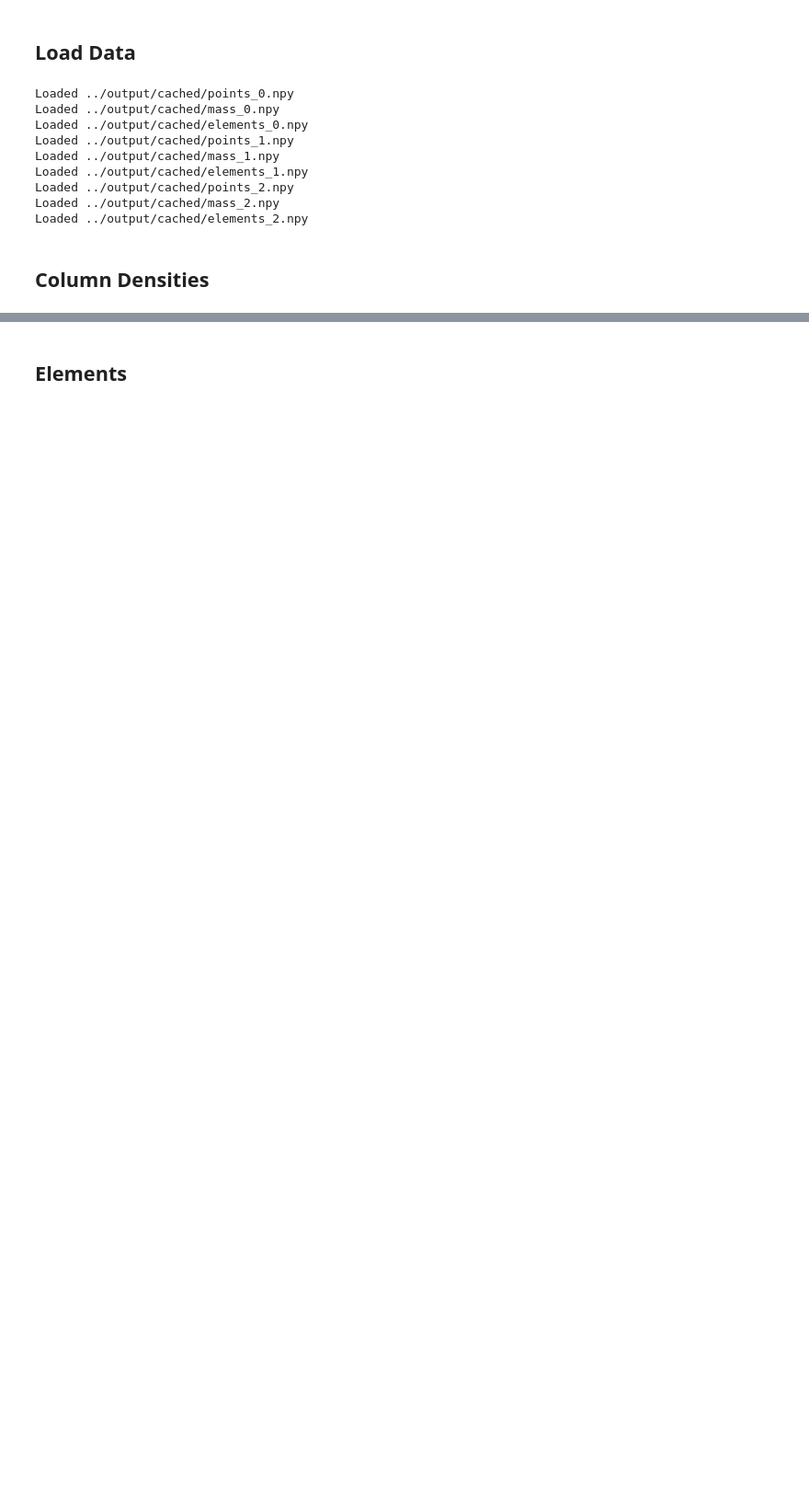
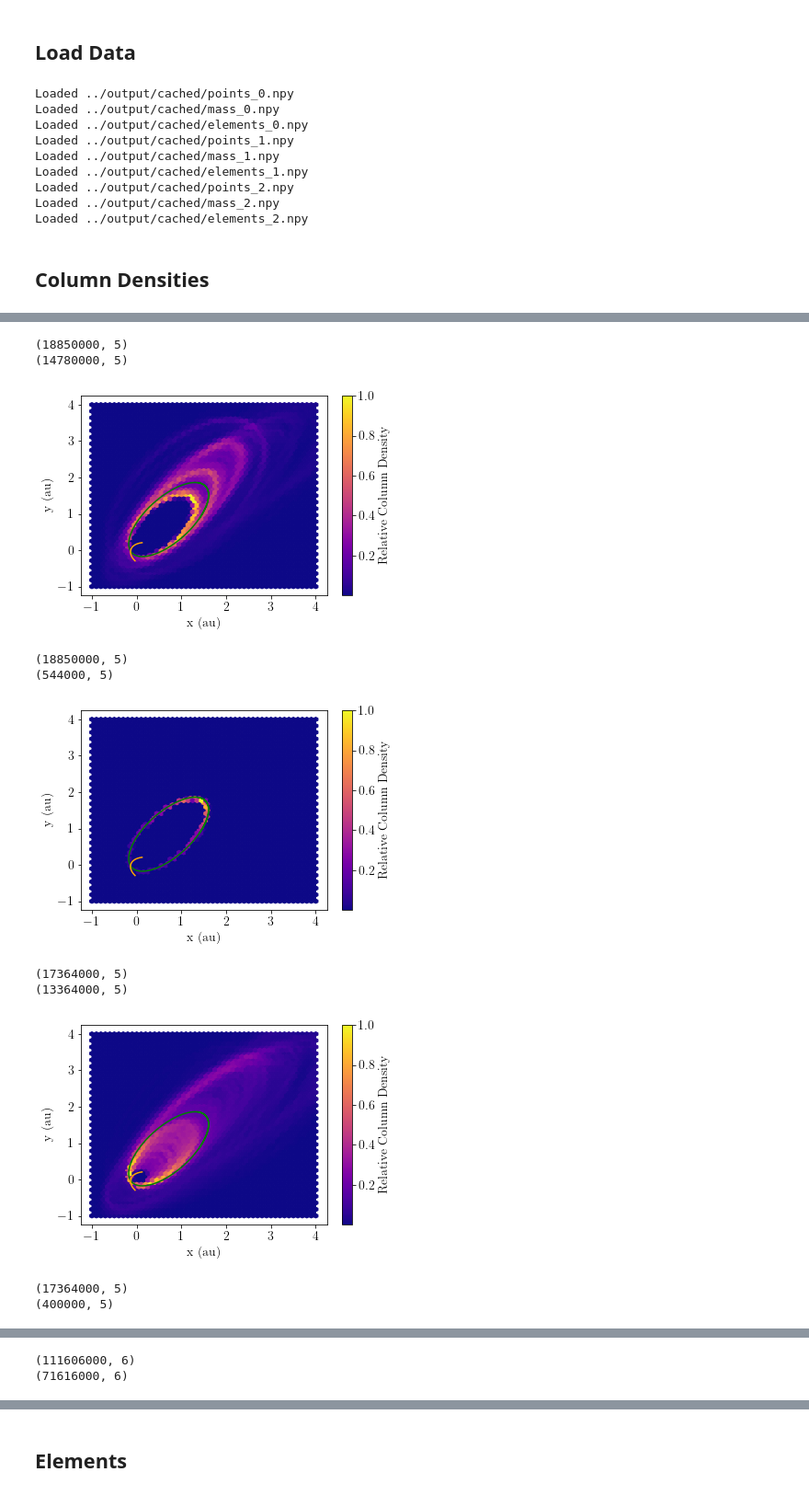
Before and after one commit to wcukier/Phaethon_Meteoroids, a Jupyter notebook: scripts/gen_figures.ipynb, the cells around one changed output, grey strips where cells are left out. Shown at 92% size. Saved outputs shown, nothing was run; the diff lists cells and outputs as text; code cells hidden in the pictures; blank space fills up the shorter version.

```diff
--- a/scripts/gen_figures.ipynb
+++ b/scripts/gen_figures.ipynb
@@ -57,0 +51,26 @@ The PostScript backend does not support transparency; partially transparent arti
+# %%
+n = [100, 100, 1000]
+orbit = get_phaethon_orbit()
+psp = get_parker_orbit()
+
+for i in range(3):
+    p = points[i]
+    plot_column_density(p, orbit, psp, 50, 'xy', max_mass=1e-7, extent=(-1,4,-1,4))
+    plt.savefig(f"{fig_pth}/column_xy_low_{i}.eps")
+    plt.show()
+
+    plot_column_density(p, orbit, psp, 50, 'xy', min_mass=1e-5, extent=(-1, 4, -1,4))
+    plt.savefig(f"{fig_pth}/column_yz_high_{i}.eps")
+    plt.show()
+# %% [output]
+(18850000, 5)
+(14780000, 5)
+[figure, added]
+(18850000, 5)
+(544000, 5)
+[figure, added]
+(17364000, 5)
+(13364000, 5)
+[figure, added]
+(17364000, 5)
+(400000, 5)
@@ -57,0 +78,2 @@ The PostScript backend does not support transparency; partially transparent arti
+(111606000, 6)
+(71616000, 6)
```
Also changed, not shown: parts of 17 cells of this notebook, 13 other files.
